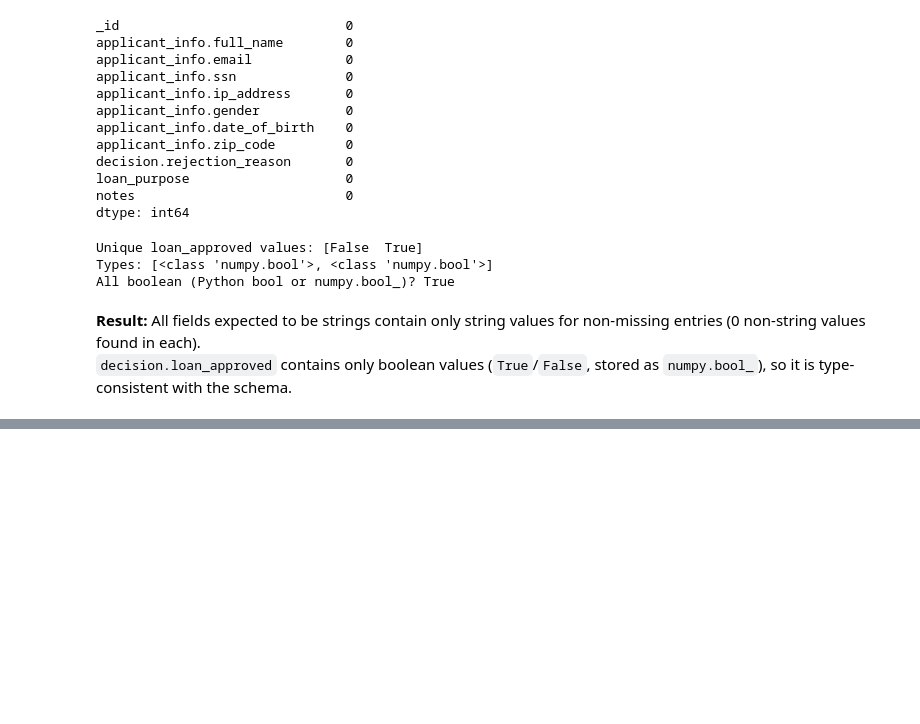
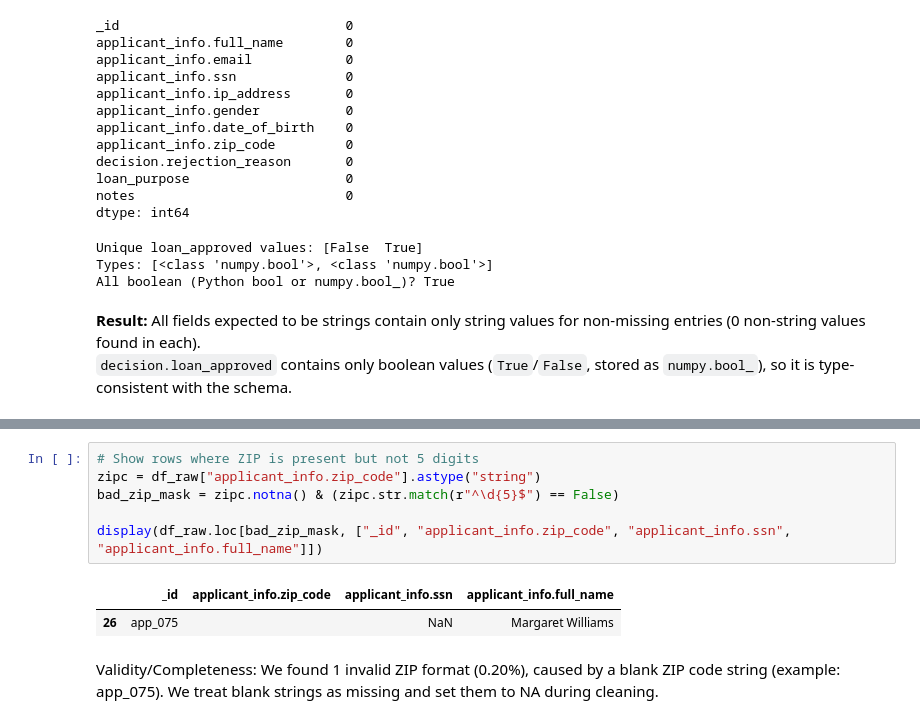
Before and after one commit to catarinapalma01/dego-project-team3, a Jupyter notebook: notebooks/01-data-quality.ipynb, the cells around one changed output, grey strips where cells are left out. Cells and saved outputs as stored; diff of their text form; blank space fills up the shorter version.

```diff
--- a/notebooks/01-data-quality.ipynb
+++ b/notebooks/01-data-quality.ipynb
@@ -419,0 +617,11 @@ All boolean (Python bool or numpy.bool_)? True
+# %%
+# Show rows where ZIP is present but not 5 digits
+zipc = df_raw["applicant_info.zip_code"].astype("string")
+bad_zip_mask = zipc.notna() & (zipc.str.match(r"^\d{5}$") == False)
+
+display(df_raw.loc[bad_zip_mask, ["_id", "applicant_info.zip_code", "applicant_info.ssn", "applicant_info.full_name"]])
+# %% [output]
+|  | _id | applicant_info.zip_code | applicant_info.ssn | applicant_info.full_name |
+| 26 | app_075 |  | NaN | Margaret Williams |
+# %% [markdown]
+Validity/Completeness: We found 1 invalid ZIP format (0.20%), caused by a blank ZIP code string (example: app_075). We treat blank strings as missing and set them to NA during cleaning.
```
Also changed, not shown: parts of 17 cells of this notebook.
